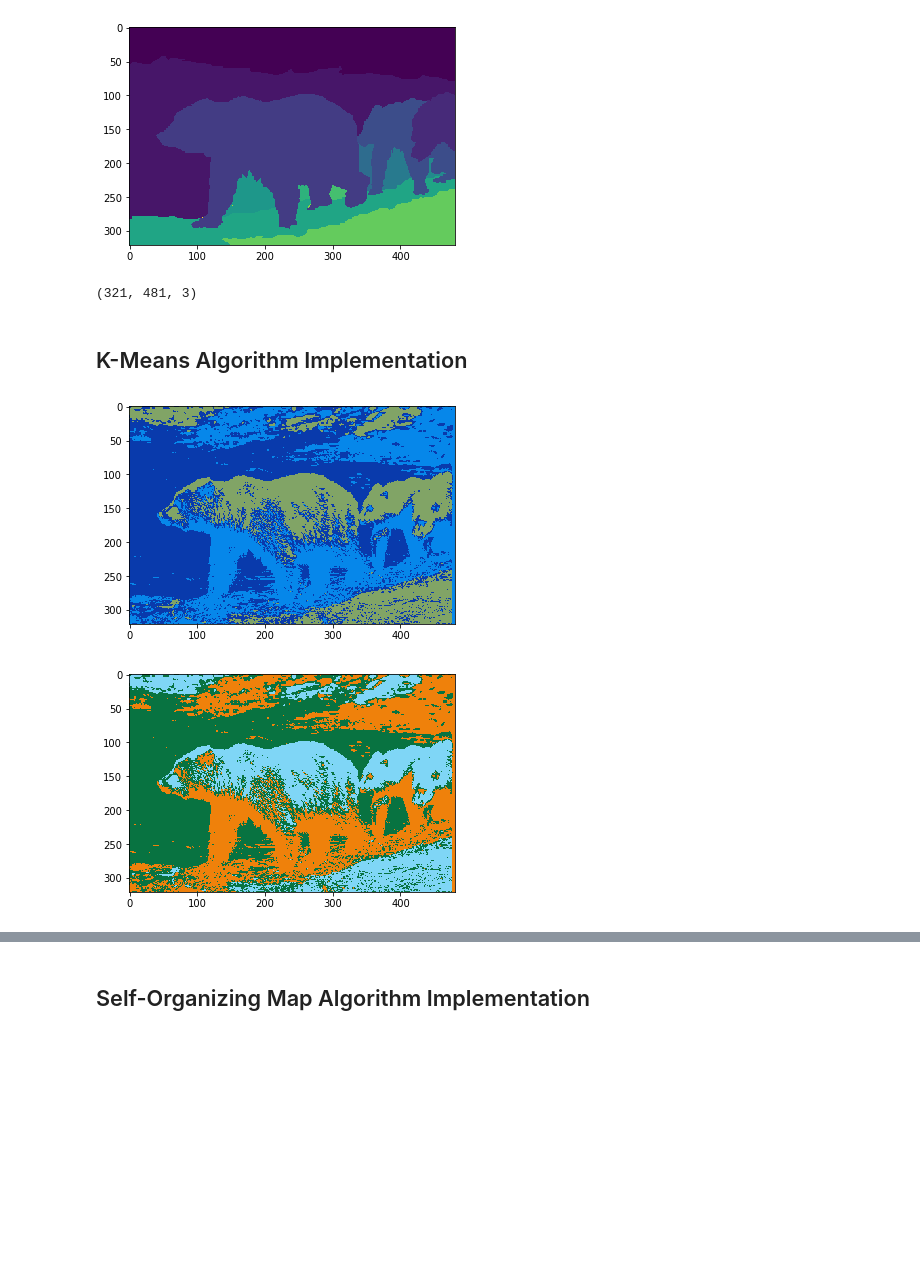
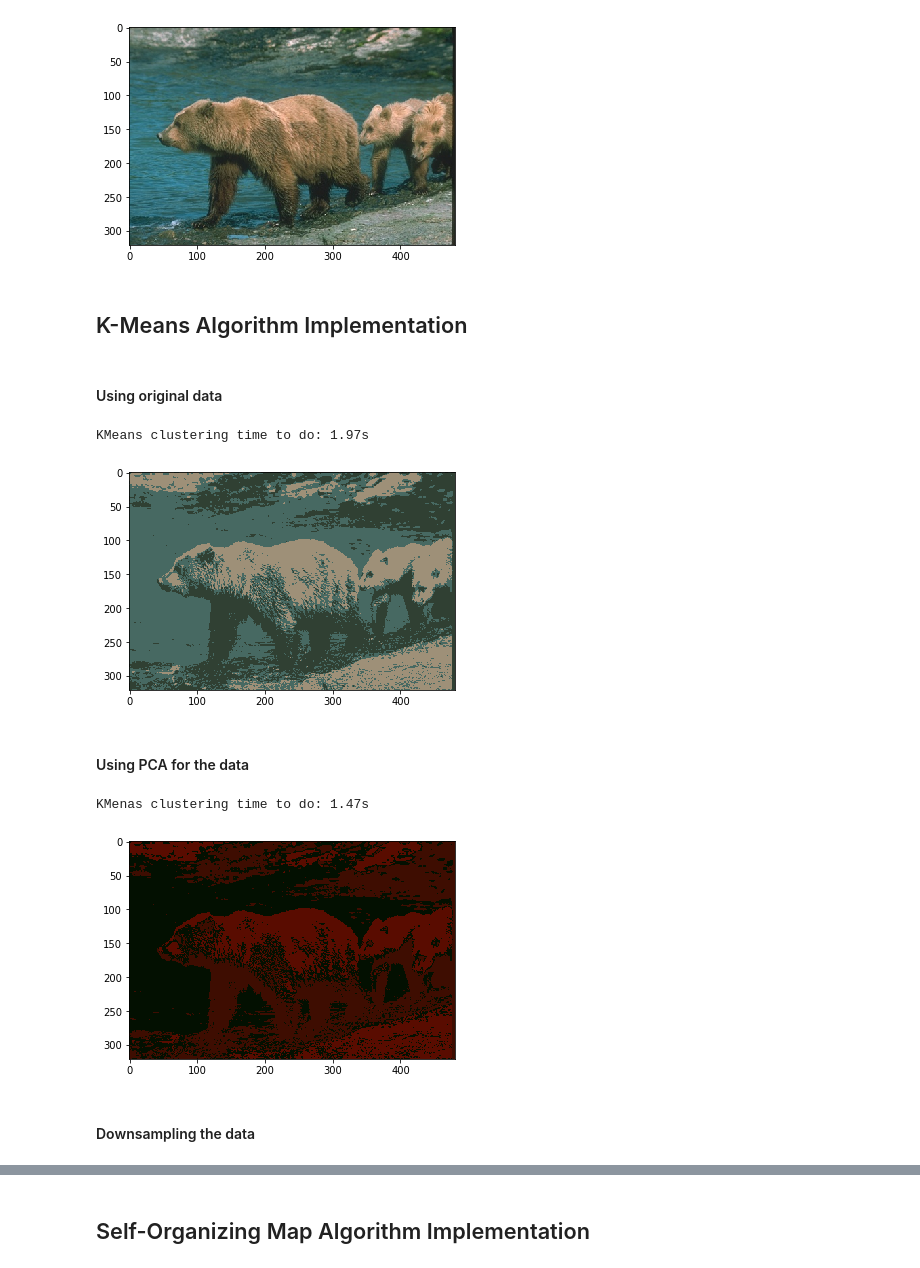
Before and after one commit to Eiris/MLProjectUF, a Jupyter notebook: Project 1/Project_1.ipynb, the cells around one changed output, grey strips where cells are left out. Cells and saved outputs as stored; diff of their text form; code cells hidden in the pictures; blank space fills up the shorter version.

```diff
--- a/Project 1/Project_1.ipynb
+++ b/Project 1/Project_1.ipynb
@@ -16,15 +16,16 @@ import matplotlib.pyplot as plt
 import matplotlib.image as mpimg
 import numpy as np
 
-plt.imshow(x)
+plt.imshow(y)
 plt.show()
-y.shape
 # %% [output]
-[figure, old version]
+[figure, new version]
-(321, 481, 3)
 # %% [markdown]
 ## K-Means Algorithm Implementation
+# %% [markdown]
+#### Using original data
 # %%
+import time
 from sklearn.cluster import KMeans
 import numpy as np
 
@@ -35,36 +36,57 @@ data = y.reshape(y.shape[0] * y.shape[1], 3)
 # Initializing KMeans
 kmeans = KMeans(n_clusters=3)
 
+
+t0 = time.time()
 # Fitting with inputs
 kmeans = kmeans.fit(data)
 
+#Finding lables for inputs
+labels = kmeans.predict(data)
+
 # Find corresponding center to data
 new_colors = kmeans.cluster_centers_[kmeans.predict(data)]
+t1 = time.time()
 
-# Reshgape data to 3D
+# Reshape data to 3D
 y_recolored = new_colors.reshape(y.shape)
+y_recolored = y_recolored.astype(np.uint8)
 
-#Plot data
+# #Plot data
+title = 'KMeans clustering time to do: %.2fs' % (t1 - t0)
+print(title)
 plt.imshow(y_recolored)
 plt.show()
 # %% [output]
+KMeans clustering time to do: 1.97s
-[figure, old version]
+[figure, new version]
+# %% [markdown]
+#### Using PCA for the data
 # %%
 from sklearn.decomposition import PCA
 
 #Using PCA
 pca = PCA(n_components=3)
 reduced_data = pca.fit_transform(data)
 
 # Initializing KMeans
 kmeans = KMeans(n_clusters=3)
 # Fitting with inputs
+
+t0 = time.time()
 kmeans = kmeans.fit(reduced_data)
 
 new_colors = kmeans.cluster_centers_[kmeans.predict(reduced_data)]
+t1 = time.time()
 y_recolored = np.absolute(new_colors.reshape(y.shape)) #I should not be doing absolute
+y_recolored = y_recolored.astype(np.uint8)
 plt.imshow(y_recolored)
+title = 'KMeans clustering time to do: %.2fs' % (t1 - t0)
+print(title)
 plt.show()
 # %% [output]
+KMenas clustering time to do: 1.47s
-[figure, old version]
+[figure, new version]
+# %% [markdown]
+#### Downsampling the data
 # %%
```
Also changed, not shown: parts of 21 cells of this notebook.
